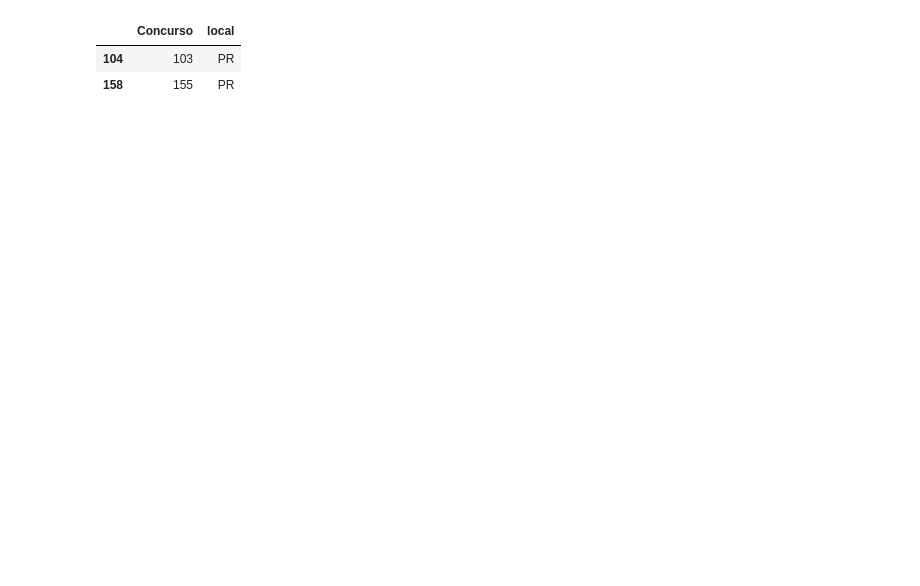
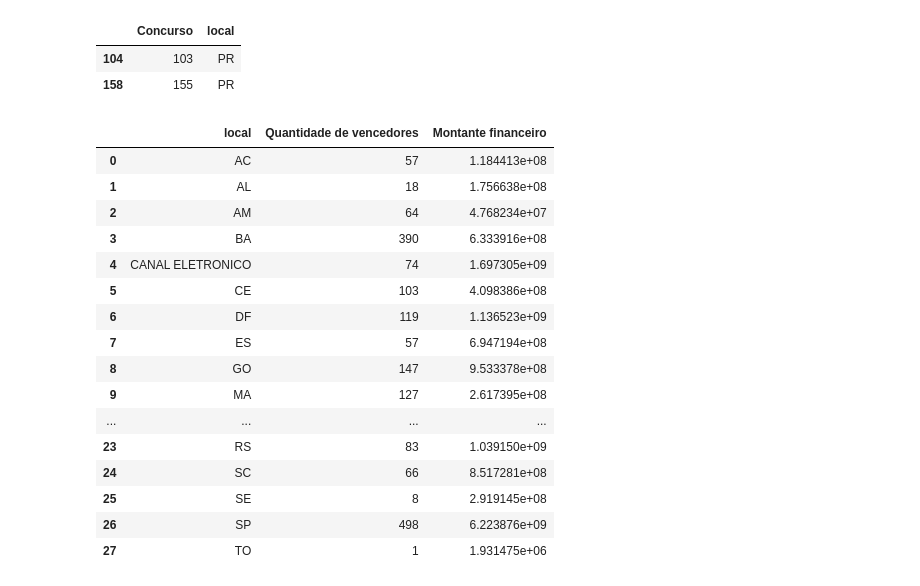
Before and after one commit to zf0rest/megasena_science, a Jupyter notebook: notebooks/analise.ipynb, the cells around one changed output. Cells and saved outputs as stored; diff of their text form; code cells hidden in the pictures; blank space fills up the shorter version.

```diff
--- a/notebooks/analise.ipynb
+++ b/notebooks/analise.ipynb
@@ -493,3 +499,33 @@ display(df_expand.loc[[104, 158], ['Concurso', 'local']])
 |  | Concurso | local |
 | 104 | 103 | PR |
 | 158 | 155 | PR |
+# %%
+df_expand[(df_expand['local'].isna())&(df_expand['Wins_6']>0)]
+#Tem algum concurso com vencedores na mega sena e dado localidade vazio ainda? Sim! Porém, nem procurando na internet consegui encontrar essa informação.')
+df_expand.iloc[24,2] = 'NÃO INFORMADO'
+
+#Vamos definir um dataframe para a análise regional, que exigirá um formato diferente do usual:
+df_gpd = df_expand.loc[df_expand['Wins_6'] != 0, ['Concurso', 'local', 'Data_Sorteio', 'Wins_6', 'Rateio_6']].reset_index(drop=True).copy()
+df_gpd = df_gpd.groupby(by='local', sort=True)[['Wins_6','Rateio_6']].sum().reset_index()
+
+df_gpd.rename({'Wins_6':'Quantidade de vencedores'}, axis=1, inplace=True)
+df_gpd.rename({'Rateio_6':'Montante financeiro'}, axis=1, inplace=True)
+df_gpd
+# %% [output]
+|  | local | Quantidade de vencedores | Montante financeiro |
+| 0 | AC | 57 | 1.184413e+08 |
+| 1 | AL | 18 | 1.756638e+08 |
+| 2 | AM | 64 | 4.768234e+07 |
+| 3 | BA | 390 | 6.333916e+08 |
+| 4 | CANAL ELETRONICO | 74 | 1.697305e+09 |
+| 5 | CE | 103 | 4.098386e+08 |
+| 6 | DF | 119 | 1.136523e+09 |
+| 7 | ES | 57 | 6.947194e+08 |
+| 8 | GO | 147 | 9.533378e+08 |
+| 9 | MA | 127 | 2.617395e+08 |
+| ... | ... | ... | ... |
+| 23 | RS | 83 | 1.039150e+09 |
+| 24 | SC | 66 | 8.517281e+08 |
+| 25 | SE | 8 | 2.919145e+08 |
+| 26 | SP | 498 | 6.223876e+09 |
+| 27 | TO | 1 | 1.931475e+06 |
```
Also changed, not shown: parts of 7 cells of this notebook.
